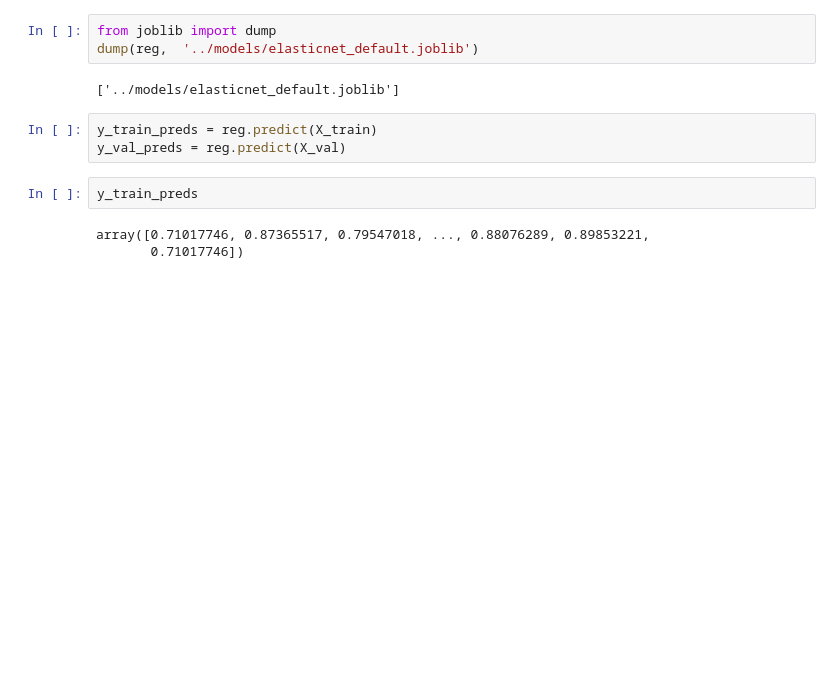
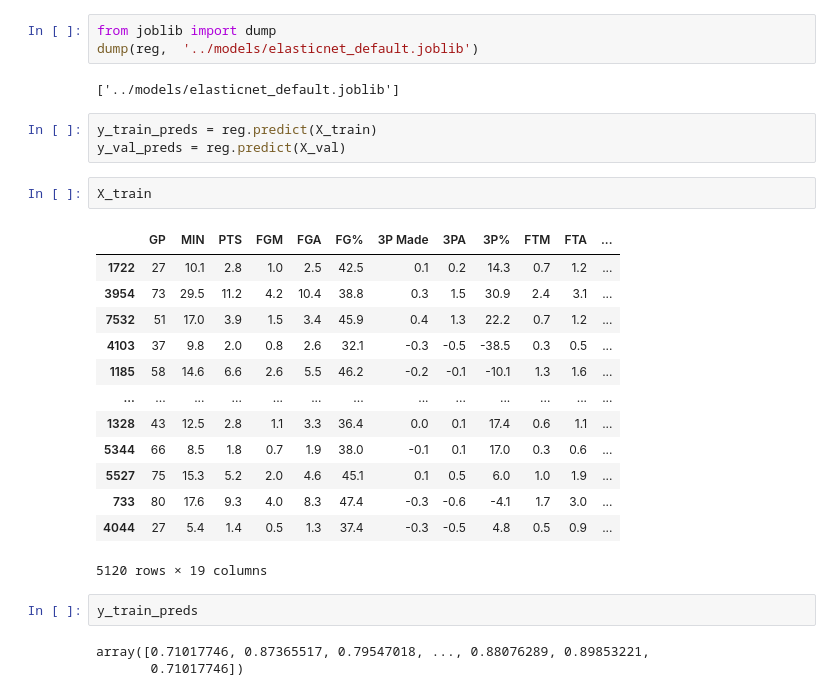
Before and after one commit to jaseuts/nba_career_prediction, a Jupyter notebook: notebooks/Murdoch_Shannon-14034110-week1.ipynb, the cells around one changed output. Drawn from its saved outputs; the diff is of its cells as text; blank space fills up the shorter version.

```diff
--- a/notebooks/Murdoch_Shannon-14034110-week1.ipynb
+++ b/notebooks/Murdoch_Shannon-14034110-week1.ipynb
@@ -130,6 +133,22 @@ dump(reg,  '../models/elasticnet_default.joblib')
 # %%
 y_train_preds = reg.predict(X_train)
 y_val_preds = reg.predict(X_val)
+# %%
+X_train
+# %% [output]
+|  | GP | MIN | PTS | FGM | FGA | FG% | 3P Made | 3PA | 3P% | FTM | FTA | ... |
+| 1722 | 27 | 10.1 | 2.8 | 1.0 | 2.5 | 42.5 | 0.1 | 0.2 | 14.3 | 0.7 | 1.2 | ... |
+| 3954 | 73 | 29.5 | 11.2 | 4.2 | 10.4 | 38.8 | 0.3 | 1.5 | 30.9 | 2.4 | 3.1 | ... |
+| 7532 | 51 | 17.0 | 3.9 | 1.5 | 3.4 | 45.9 | 0.4 | 1.3 | 22.2 | 0.7 | 1.2 | ... |
+| 4103 | 37 | 9.8 | 2.0 | 0.8 | 2.6 | 32.1 | -0.3 | -0.5 | -38.5 | 0.3 | 0.5 | ... |
+| 1185 | 58 | 14.6 | 6.6 | 2.6 | 5.5 | 46.2 | -0.2 | -0.1 | -10.1 | 1.3 | 1.6 | ... |
+| ... | ... | ... | ... | ... | ... | ... | ... | ... | ... | ... | ... | ... |
+| 1328 | 43 | 12.5 | 2.8 | 1.1 | 3.3 | 36.4 | 0.0 | 0.1 | 17.4 | 0.6 | 1.1 | ... |
+| 5344 | 66 | 8.5 | 1.8 | 0.7 | 1.9 | 38.0 | -0.1 | 0.1 | 17.0 | 0.3 | 0.6 | ... |
+| 5527 | 75 | 15.3 | 5.2 | 2.0 | 4.6 | 45.1 | 0.1 | 0.5 | 6.0 | 1.0 | 1.9 | ... |
+| 733 | 80 | 17.6 | 9.3 | 4.0 | 8.3 | 47.4 | -0.3 | -0.6 | -4.1 | 1.7 | 3.0 | ... |
+| 4044 | 27 | 5.4 | 1.4 | 0.5 | 1.3 | 37.4 | -0.3 | -0.5 | 4.8 | 0.5 | 0.9 | ... |
+5120 rows × 19 columns
 # %%
 y_train_preds
 # %% [output]
```
Also changed, not shown: parts of 5 cells of this notebook, 18 other files.
